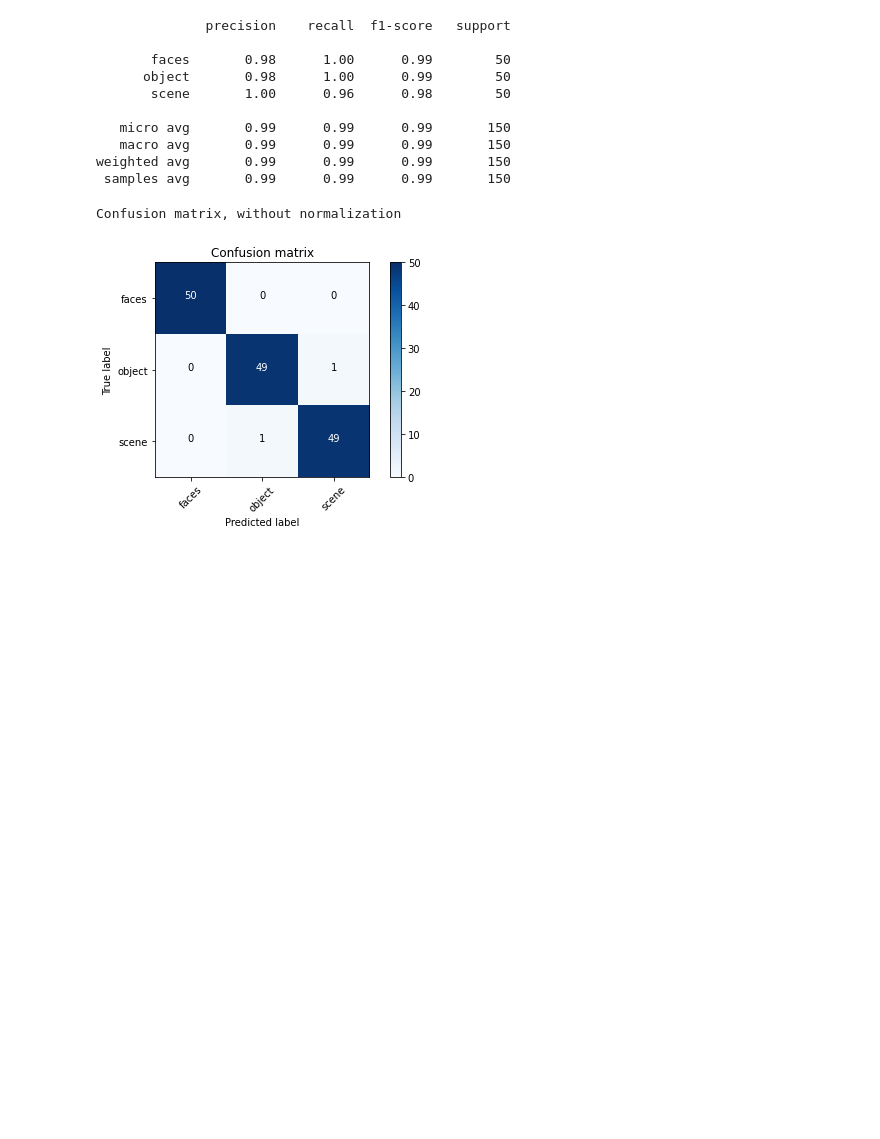
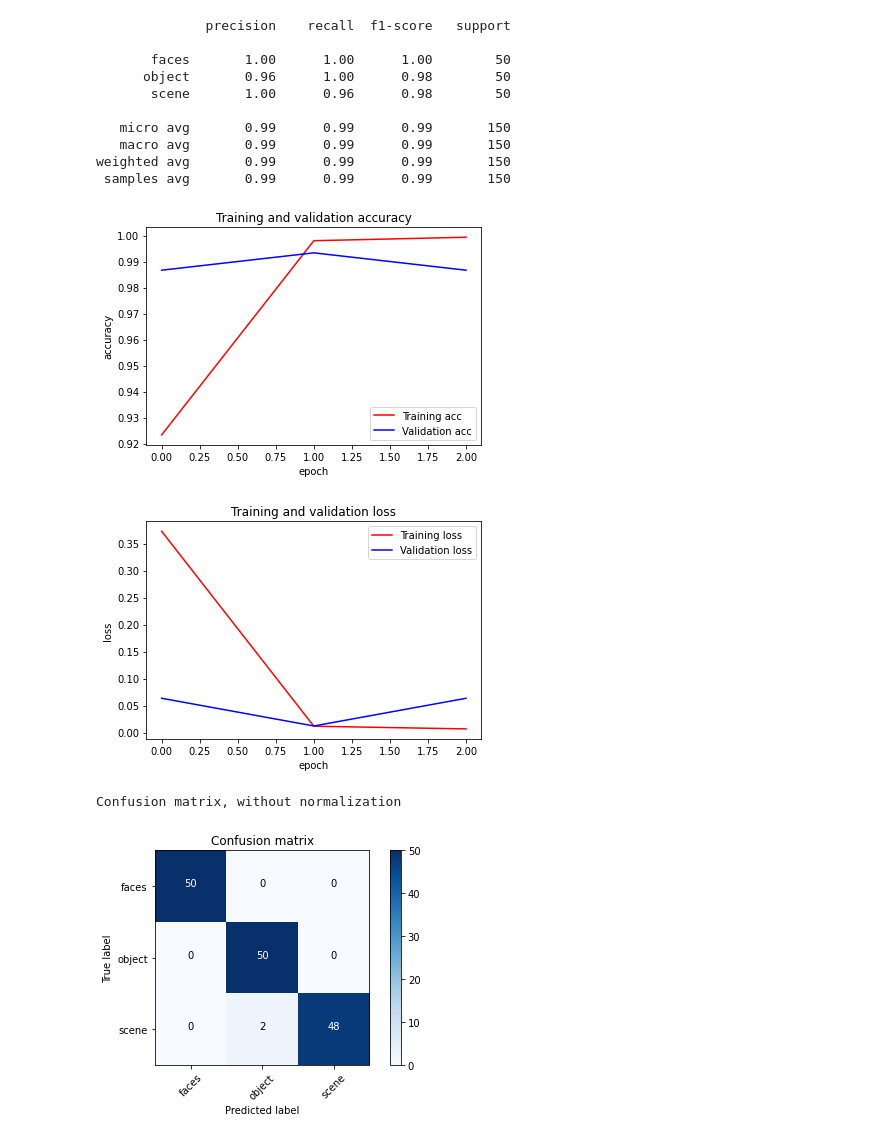
Before and after one commit to soukhind2/vgg16obj, a Jupyter notebook: colab_test.ipynb, the cells around one changed output. Drawn from its saved outputs; the diff is of its cells as text; code cells hidden in the pictures; blank space fills up the shorter version.

```diff
--- a/colab_test.ipynb
+++ b/colab_test.ipynb
@@ -100,19 +109,19 @@ Test Time: 0.669083833694458
 # %%
 epochs = 30
 
-train_data = np.load('features_train.npy')
-#train_data = features_train
+#train_data = np.load('features_train.npy')
+train_data = features_train
 train_labels = [0] * 500 + [1]*500 + [2] * 500
 train_labels = to_categorical(train_labels, 3)
 
 
-val_data = np.load('features_val.npy')
-#val_data = features_val
+#val_data = np.load('features_val.npy')
+val_data = features_val
 val_labels = [0] * 50 + [1] * 50 + [2] * 50
 val_labels = to_categorical(val_labels, 3)
 
-test_data = np.load('features_test.npy')
-#test_data = features_test
+#test_data = np.load('features_test.npy')
+test_data = features_test
 test_labels = [0] * 50 + [1] * 50 + [2] * 50
 test_labels = to_categorical(test_labels, 3)
 
@@ -158,48 +169,26 @@ print(metric)
 # %% [output]
               precision    recall  f1-score   support
 
-       faces       0.98      1.00      0.99        50
-      object       0.98      1.00      0.99        50
+       faces       1.00      1.00      1.00        50
+      object       0.96      1.00      0.98        50
        scene       1.00      0.96      0.98        50
 
    micro avg       0.99      0.99      0.99       150
    macro avg       0.99      0.99      0.99       150
 weighted avg       0.99      0.99      0.99       150
  samples avg       0.99      0.99      0.99       150
-# %%
-#To get better visual of the confusion matrix:
-def plot_confusion_matrix(cm, classes,
-   normalize=False,
-   title='Confusion matrix',
-   cmap=plt.cm.Blues):
-
-#Add Normalization Option
-
-   if normalize:
-     cm = cm.astype('float') / cm.sum(axis=1)[:, np.newaxis]
-     print('Normalized confusion matrix')
-   else:
-     print('Confusion matrix, without normalization')
-
-# print(cm)
-
-   plt.imshow(cm, interpolation='nearest', cmap=cmap)
-   plt.title(title)
-   plt.colorbar()
-   tick_marks = np.arange(len(classes))
-   plt.xticks(tick_marks, classes, rotation=45)
-   plt.yticks(tick_marks, classes)
-
-   fmt = '.2f' if normalize else 'd'
-   thresh = cm.max() / 2.
-   for i, j in itertools.product(range(cm.shape[0]), range(cm.shape[1])):
-      plt.text(j, i, format(cm[i, j], fmt), horizontalalignment='center', color='white' if cm[i, j] > thresh else 'black')
-
-   plt.tight_layout()
-   plt.ylabel('True label')
-   plt.xlabel('Predicted label')
-
-plot_confusion_matrix(confusion_matrix,classes,normalize = False)
-# %% [output]
-Confusion matrix, without normalization
-[figure, removed]
+# %%
+from vgg16obj.tools import plot_tools as pt
+
+pt.plot_metrics(history)
+
+categorical_test_labels = pd.DataFrame(test_labels).idxmax(axis=1)
+categorical_preds = pd.DataFrame(pred).idxmax(axis=1)
+cm = confusion_matrix(categorical_test_labels, categorical_preds)
+
+pt.plot_confusion_matrix(cm,classes,normalize = False)
+# %% [output]
+[figure, added]
+[figure, added]
+Confusion matrix, without normalization
+[figure, added]
```
Also changed, not shown: parts of 10 cells of this notebook.
